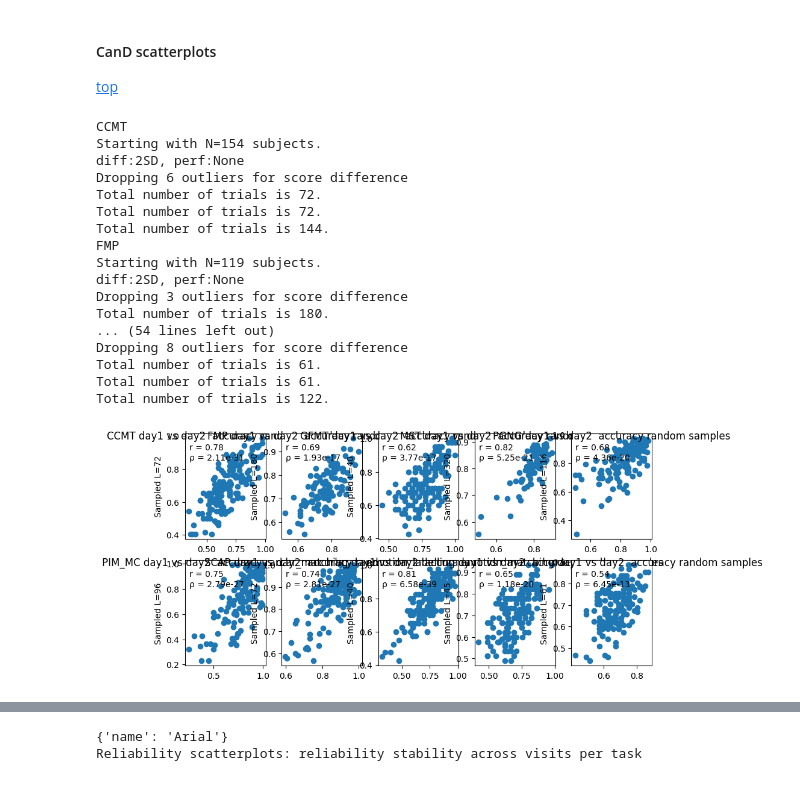
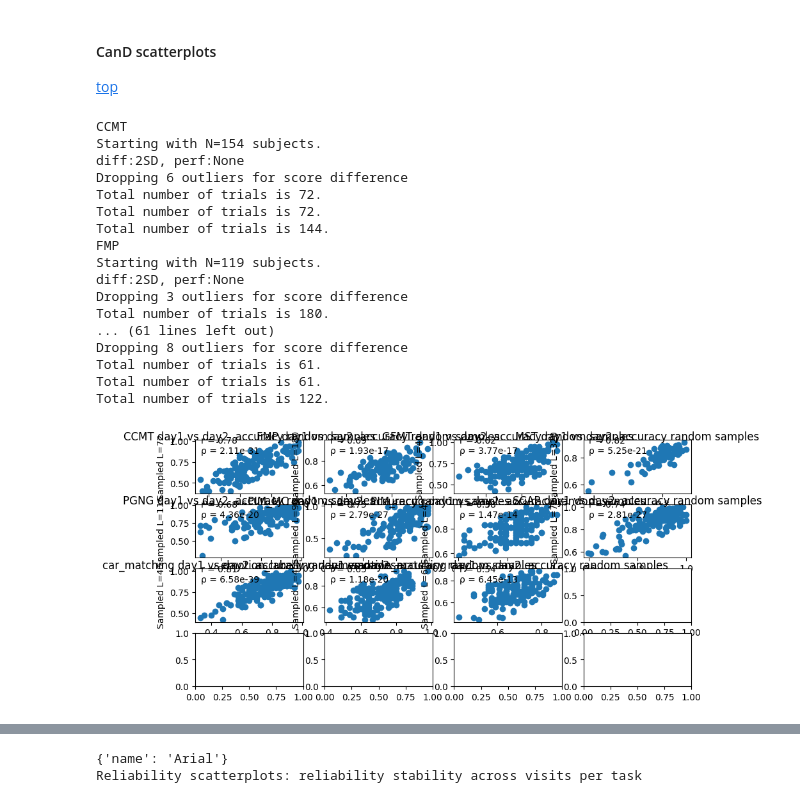
Before and after one commit to jankaWIS/reliability-paper, a Jupyter notebook: Figures/Figure_4-Revisions-reliability_stability_across_days-FMP_CFMT_all_tasks.ipynb, the cells around one changed output, grey strips where cells are left out. Saved outputs shown, nothing was run; the diff lists cells and outputs as text; code cells hidden in the pictures.

```diff
--- a/Figures/Figure_4-Revisions-reliability_stability_across_days-FMP_CFMT_all_tasks.ipynb
+++ b/Figures/Figure_4-Revisions-reliability_stability_across_days-FMP_CFMT_all_tasks.ipynb
@@ -890,4 +885,9 @@ array_corr_fxn_CFMT_origFmonth_nooutliers, n_trials_list_CFMT_origFmonth_nooutli
 
 # and all days concat
 array_corr_fxn_CFMT_origFmonth_concat_nooutliers, n_trials_list_CFMT_origFmonth_concat_nooutliers = calculate_reliability_between_two_groups(all_trials_reshaped_CFMT_origFmonth_concat_nooutliers, all_trials_reshaped_CFMT_origFmonth_concat_nooutliers, total_n_trials_CFMT_origFmonth_concat_nooutliers, step=8)
+
+
+# add also each day separately to be able to get true reliability
+array_corr_fxn_CFMT_origFmonth_orig_nooutliers, n_trials_list_CFMT_origFmonth_orig_nooutliers = calculate_reliability_between_two_groups(all_trials_reshaped_CFMT_orig_nooutliers, all_trials_reshaped_CFMT_orig_nooutliers, total_n_trials_CFMT_orig_nooutliers, step=8)
+array_corr_fxn_CFMT_origFmonth_F_nooutliers, n_trials_list_CFMT_origFmonth_F_nooutliers = calculate_reliability_between_two_groups(all_trials_reshaped_CFMT_Fmonth_nooutliers, all_trials_reshaped_CFMT_Fmonth_nooutliers, total_n_trials_CFMT_Fmonth_nooutliers, step=8)
 # %% [output]
@@ -1747,7 +1748,7 @@ task4analysis = [
  'MST',
  'PGNG',
  'PIM_MC',
-#  'PIM_recog',
+ 'PIM_recog',
 #  'RISE', # does not have 2 days
  'SCAP',
 #  'VET_birds',
@@ -2015,0 +2032,20 @@ Process took: 264.96 s which is 4.42 min.
+# %%
+# add the CFMT months apart
+dic_all_tasks_and_measures['CFMT_origFmonth'] = {
+    'N': N_CFMT_origFmonth_nooutliers,
+    'task': 'CFMT_origFmonth',
+    'total_n_trials_orig': total_n_trials_CFMT_orig_nooutliers,
+    'total_n_trials_rep': total_n_trials_CFMT_Fmonth_nooutliers,
+    'total_n_trials_concat': total_n_trials_CFMT_origFmonth_concat_nooutliers,
+    'all_trials_reshaped_orig': all_trials_reshaped_CFMT_orig_nooutliers,
+    'all_trials_reshaped_rep': all_trials_reshaped_CFMT_Fmonth_nooutliers,
+    'all_trials_reshaped_concat': all_trials_reshaped_CFMT_origFmonth_concat_nooutliers,
+    'array_corr_fxn_orig_vs_rep': array_corr_fxn_CFMT_origFmonth_nooutliers,
+    'array_corr_fxn_concat': array_corr_fxn_CFMT_origFmonth_concat_nooutliers,
+    'n_trials_list_orig_vs_rep': n_trials_list_CFMT_origFmonth_nooutliers,
+    'n_trials_list_concat': n_trials_list_CFMT_origFmonth_concat_nooutliers,
+    'array_corr_fxn_orig': array_corr_fxn_CFMT_origFmonth_orig_nooutliers,
+    'array_corr_fxn_rep' : array_corr_fxn_CFMT_origFmonth_F_nooutliers,
+    'n_trials_list_orig': n_trials_list_CFMT_origFmonth_orig_nooutliers,
+    'n_trials_list_rep' : n_trials_list_CFMT_origFmonth_F_nooutliers,
+}
@@ -2015,0 +2062,14 @@ Process took: 264.96 s which is 4.42 min.
+# %%
+def human_label(x):
+    if 'car' in x or 'emotion' in x:
+        return x.replace('_', ' ').replace('ll', 'l').title()
+    elif x == "VET_birds_planes_leaves":
+        return "VET"
+    elif x == "nback_concat_d_prime" or x == "nback_concat_level2_d_prime":
+        return "N Back d'"
+    elif x == "n_back":
+        return "N Back"
+    elif x == "CFMT_origFmonth":
+        return "CFMT months apart"
+    else:
+        return x.replace('_', ' ')
@@ -2831,7 +3521,7 @@ n_repeats = 1
 # start the timer
 start = time.time()
 
-fig, axs = plt.subplots(2, 5, figsize=(10,5))
+fig, axs = plt.subplots(4, 4, figsize=(10,5))
 
 # run without nback as it is not behaving well
 # for task in task4analysis:
@@ -2950,35 +3640,35 @@ for task, ax in zip(task4analysis, axs.flatten()):
         ## concat
         # max number of trials
         total_n_trials_concat = check_df_get_numbers(df_temp_cleaned.loc[:, ['userID', 'correct']], N_temp)
         # extract the data
         all_trials_reshaped_concat = extract_data(df_temp_cleaned.loc[:, ['userID', 'correct']], total_n_trials_concat, measure="correct")
 
         # define step, take only one
         step = total_n_trials_concat//2
 
         x, y, n_trials_list = calculate_reliability_between_two_groups_scatterplots(all_trials_reshaped_orig, all_trials_reshaped_rep, total_n_trials_orig+total_n_trials_rep, n_repeats=n_repeats, test=task+' day1 vs day2 ', step=step, axs=ax)
 #         calculate_reliability_between_two_groups_scatterplots(all_trials_reshaped_concat, all_trials_reshaped_concat, total_n_trials_concat, n_repeats=n_repeats, test=task+' concat ', step=step, axs=ax)
 
         dic_scatterplots[task] = {'x':x, 'y':y, 'L': n_trials_list}
 # %% [output]
 CCMT
 Starting with N=154 subjects.
 diff:2SD, perf:None
 Dropping 6 outliers for score difference
 Total number of trials is 72.
 Total number of trials is 72.
 Total number of trials is 144.
 FMP
 Starting with N=119 subjects.
 diff:2SD, perf:None
 Dropping 3 outliers for score difference
 Total number of trials is 180.
-... (54 lines left out)
+... (61 lines left out)
 Dropping 8 outliers for score difference
 Total number of trials is 61.
 Total number of trials is 61.
 Total number of trials is 122.
-[figure, old version]
+[figure, new version]
 # %%
 #######################
 # define canvas
```
Also changed, not shown: parts of 30 cells of this notebook.
